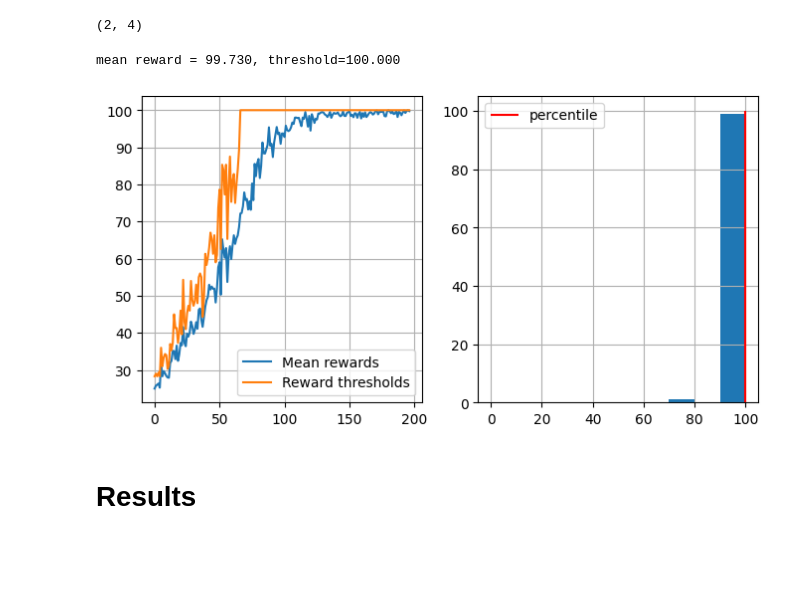
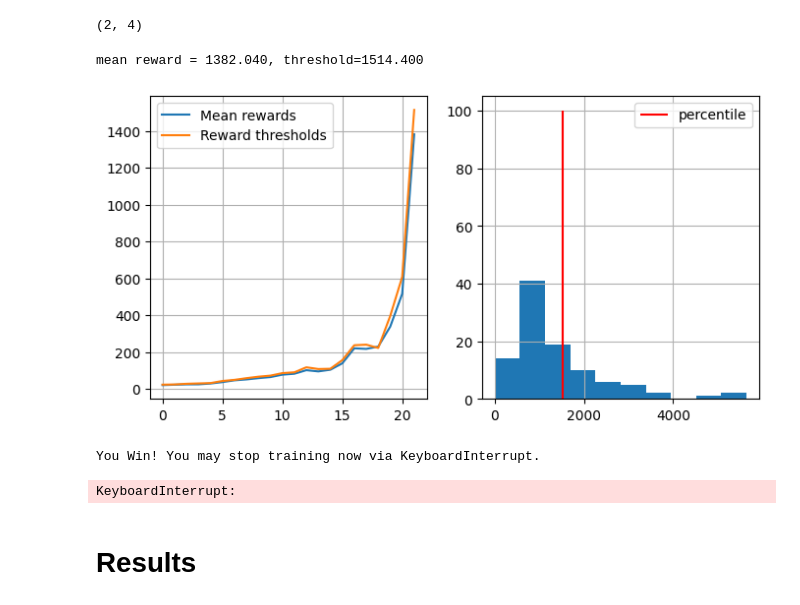
Before and after one commit to EvgenVer/ml-course_p2, a Jupyter notebook: week07_rl_intro/practice_crossentropy_method.ipynb, the cells around one changed output. Drawn from its saved outputs; the diff is of its cells as text; code cells hidden in the pictures; blank space fills up the shorter version.

Commit message:
fix generate_sessions

```diff
--- a/week07_rl_intro/practice_crossentropy_method.ipynb
+++ b/week07_rl_intro/practice_crossentropy_method.ipynb
@@ -355,6 +356,8 @@ import torch.optim as optim
 import torch.nn.functional as F
 # %%
 agent = nn.Sequential(nn.Linear(n_states, 20),
+                      nn.Tanh(),
+                      nn.Linear(20, 20),
                       nn.Tanh(),
                       nn.Linear(20, 20),
                       nn.Tanh(),
@@ -362,4 +365,4 @@ agent = nn.Sequential(nn.Linear(n_states, 20),
                       nn.LogSoftmax(dim=-1))
 
 loss_fn = nn.NLLLoss()
-opt = optim.Adam(agent.parameters(), lr=0.001)
+opt = optim.Adam(agent.parameters(), lr=0.01)
@@ -384,8 +369,8 @@ opt = optim.Adam(agent.parameters(), lr=0.001)
 # %%
-def generate_session(t_max=100):
+def generate_session(t_max=10**4):
 
     states, actions = [], []
-    total_reward = 0
+    total_reward = 0.0
 
     s = env.reset()[0]
 
@@ -414,34 +399,36 @@ def generate_session(t_max=100):
 # %%
 n_sessions = 100
 percentile = 70
 log = []
 
-for i in range(200):
+for i in range(100):
     # generate new sessions
     sessions = [generate_session() for _ in range(n_sessions)]# < generate a list of n_sessions new sessions > ]
 
     states_batch, actions_batch, rewards_batch = map(np.array, zip(*sessions))
 
     elite_states, elite_actions = select_elites(states_batch, actions_batch, rewards_batch, percentile=percentile)# <select elite actions just like before>
 
     elite_states_tensor, elite_actions_tensor = torch.tensor(elite_states), torch.tensor(elite_actions)
 
     # <fit agent to predict elite_actions(y) from elite_states(X)>
     agent.train()
     prob = agent(elite_states_tensor)
     loss = loss_fn(prob, elite_actions_tensor)
     loss.backward()
     opt.step()
     opt.zero_grad()
 
     if max(rewards_batch) > min(rewards_batch):
         show_progress(rewards_batch, log, percentile, reward_range=[0, np.max(rewards_batch)])
 
     if np.mean(rewards_batch) > 190:
         print("You Win! You may stop training now via KeyboardInterrupt.")
 # %% [output]
-mean reward = 99.730, threshold=100.000
+mean reward = 1382.040, threshold=1514.400
-[figure, old version]
+[figure, new version]
+You Win! You may stop training now via KeyboardInterrupt.
+KeyboardInterrupt:
 # %% [markdown]
 # Results
 # %%
```
Also changed, not shown: parts of 9 cells of this notebook.
